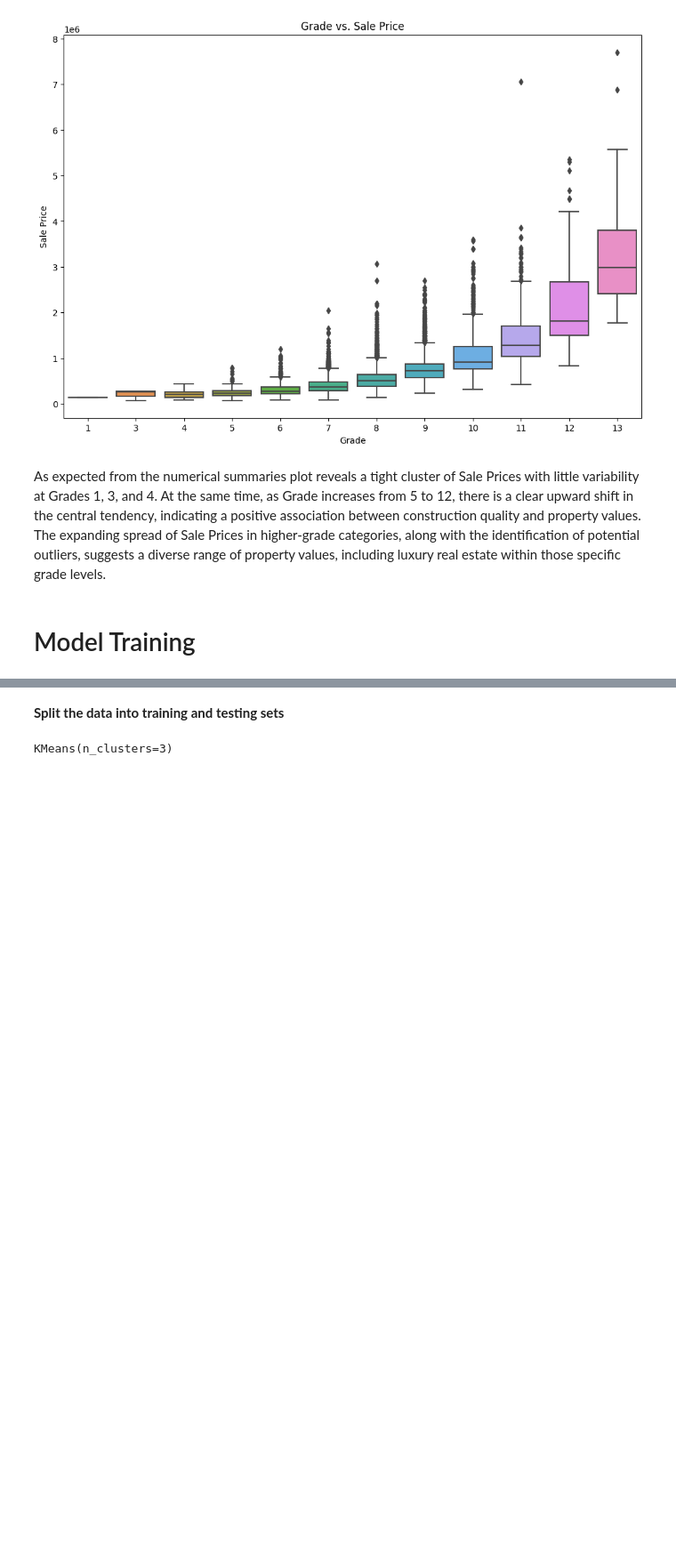
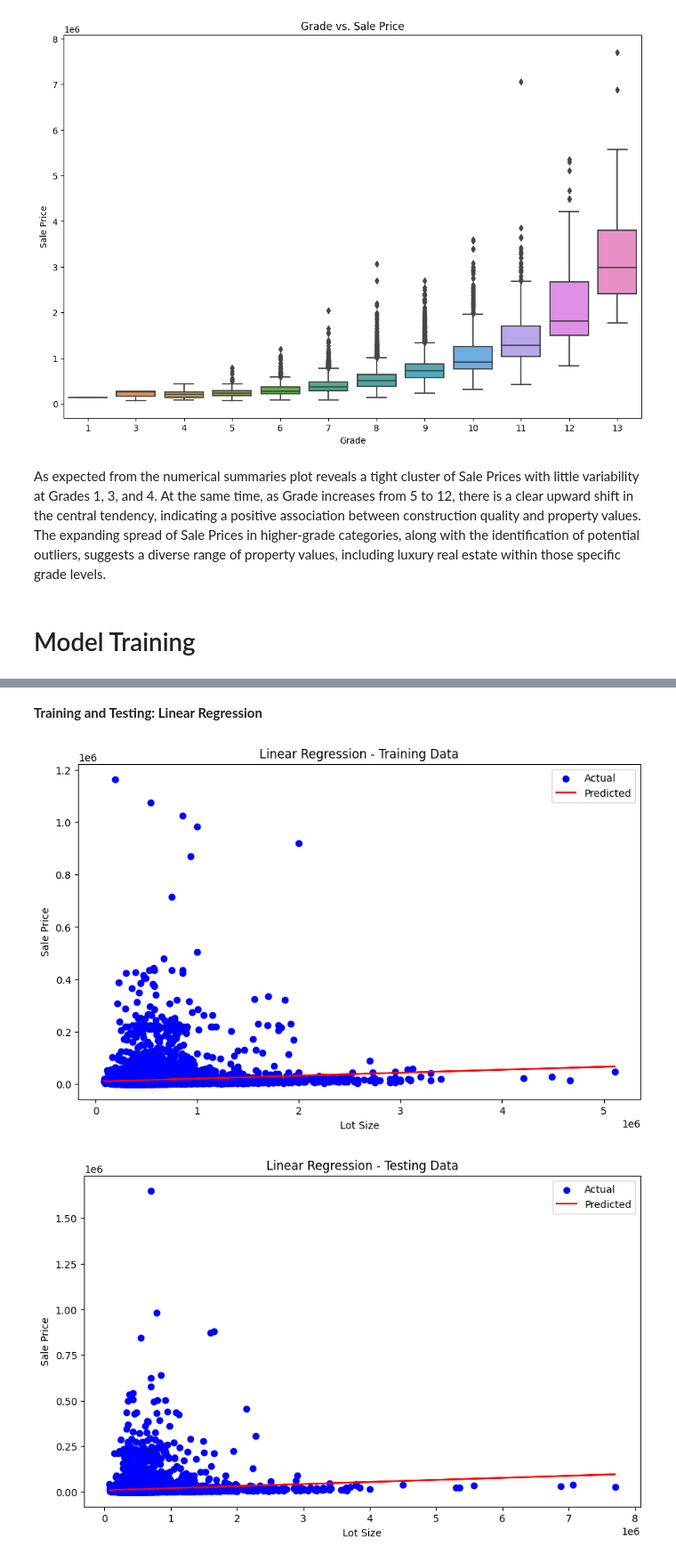
Before and after one commit to srraDs/STINTSY-MP, a Jupyter notebook: MP.ipynb, the cells around one changed output, grey strips where cells are left out. Shown at 89% size. Cells and saved outputs as stored; diff of their text form; code cells hidden in the pictures; blank space fills up the shorter version.

Commit message:
3 models
Linear Reg
Polyfit
KNN

```diff
--- a/MP.ipynb
+++ b/MP.ipynb
@@ -190,3 +204,6 @@ house
 | 21611 | 291310100 | 400000.0 | 3 | 1600 | 2388 | 0 | 0 | 3 | 8 | ... |
 | 21612 | 1523300157 | 325000.0 | 2 | 1020 | 1076 | 0 | 0 | 3 | 7 | ... |
 21613 rows × 25 columns
+# %%
+house['grade_con'] = house['grade'].astype(int) + house['condition'].astype(int)
+house
@@ -481,2 +427,0 @@ y = house["price"]
-# %% [markdown]
-**Split the data into training and testing sets**
@@ -488,11 +427,0 @@ X_train, X_test, y_train, y_test = train_test_split(X, y, test_size=0.2, random_
-# %%
-from sklearn.cluster import KMeans
-
-# Create the KNN model with the desired number of clusters (n_clusters)
-n_clusters = 3  # Adjust the number of clusters as needed
-knn = KMeans(n_clusters=n_clusters)
-
-# Fit the model on the training data
-knn.fit(X_train)
-# %% [output]
-KMeans(n_clusters=3)
@@ -505,0 +428,44 @@ predicted_clusters = knn.predict(X_test)
+# %% [markdown]
+**Training and Testing: Linear Regression**
+# %%
+import pandas as pd
+from sklearn.model_selection import train_test_split
+from sklearn.linear_model import LinearRegression
+import matplotlib.pyplot as plt
+
+
+# Getting sqft_lot as our feature in determining price
+X = house[['price']]
+y = house['sqft_lot']
+
+# Splitting the dataset into training and testing sets with 50% training and 50% testing
+X_train, X_test, y_train, y_test = train_test_split(X, y, test_size=0.5, random_state=42)
+
+model = LinearRegression()
+model.fit(X_train, y_train)
+
+y_train_pred = model.predict(X_train)
+y_test_pred = model.predict(X_test)
+
+# Visualizing the training results
+plt.figure(figsize=(10, 6))
+plt.scatter(X_train, y_train, color='blue', label='Actual')
+plt.plot(X_train, y_train_pred, color='red', label='Predicted')
+plt.title('Linear Regression - Training Data')
+plt.xlabel('Lot Size')
+plt.ylabel('Sale Price')
+plt.legend()
+plt.show()
+
+# Visualizing the testing results
+plt.figure(figsize=(10, 6))
+plt.scatter(X_test, y_test, color='blue', label='Actual')
+plt.plot(X_test, y_test_pred, color='red', label='Predicted')
+plt.title('Linear Regression - Testing Data')
+plt.xlabel('Lot Size')
+plt.ylabel('Sale Price')
+plt.legend()
+plt.show()
+# %% [output]
+[figure, added]
+[figure, added]
```
Also changed, not shown: parts of 34 cells of this notebook.
